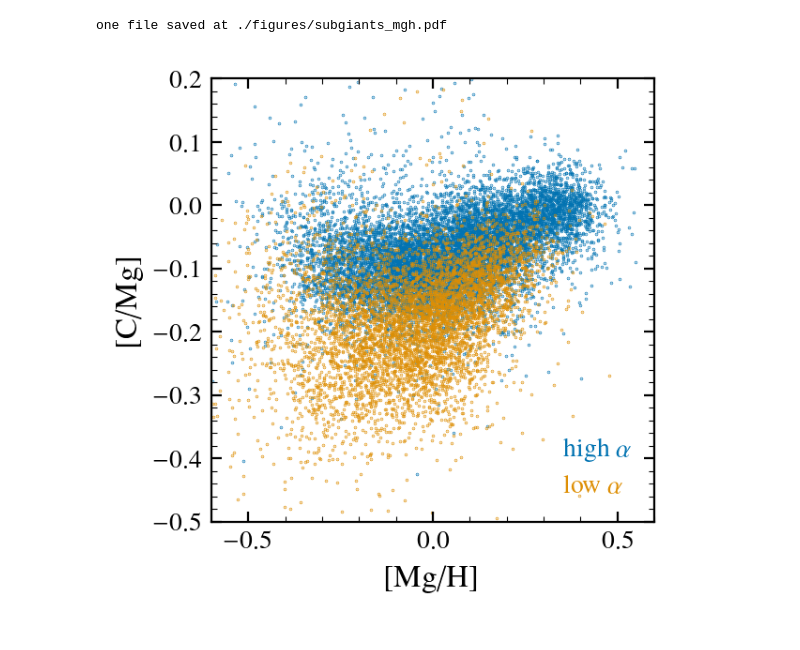
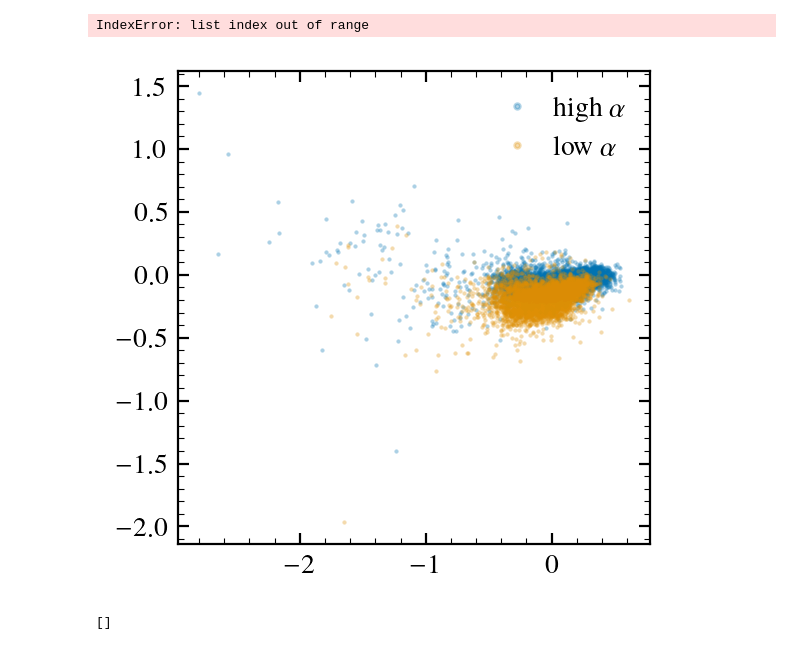
Before and after one commit to aeyobd/surp, a Jupyter notebook: carbon_paper/arya_test.ipynb, the cells around one changed output. Saved outputs shown, nothing was run; the diff lists cells and outputs as text; code cells hidden in the pictures.

```diff
--- a/carbon_paper/arya_test.ipynb
+++ b/carbon_paper/arya_test.ipynb
@@ -13,30 +15,41 @@ arya.save_at("./figures")
 # %%
 ha = subgiants["high_alpha"]
 
 df = subgiants[~ha]
 
-s = arya.Scatter(df["MG_H"], df["C_MG"], size=0.05)
+s = arya.Scatter(df["MG_H"], df["C_MG"], size=0.3, alpha=0.3)
 s.label = "high $\\alpha$"
 
 sp = s.subplot
 
 df = subgiants[ha]
-s1 = arya.Scatter(df["MG_H"], df["C_MG"], size=0.05, subplot=sp)
+s1 = arya.Scatter(df["MG_H"], df["C_MG"], size=0.3, subplot=sp, alpha=0.3)
 s1.label = "low $\\alpha$"
 
 
 arya.Legend(sp)
 sp.legend.ms = 2
+cs = []
+for c in sp.legend.colors:
+    c1 = c
+    c1[3] = 1
+    cs.append(c1)
+
+sp.legend.colors = cs
 sp.legend.color_labels()
 sp.legend.hide_handles()
 
 
 sp.x.lim = (-0.6, 0.6)
 sp.y.lim = (-0.5, 0.2)
 sp.x.label = "[Mg/H]"
 sp.y.label = "[C/Mg]"
 
 sp.save("subgiants_mgh.pdf")
 # %% [output]
-one file saved at ./figures/subgiants_mgh.pdf
+IndexError: list index out of range
-[figure, old version]
+[figure, new version]
+# %%
+cs
+# %% [output]
+[]
```
Also changed, not shown: parts of 9 cells of this notebook, 4 other files.
